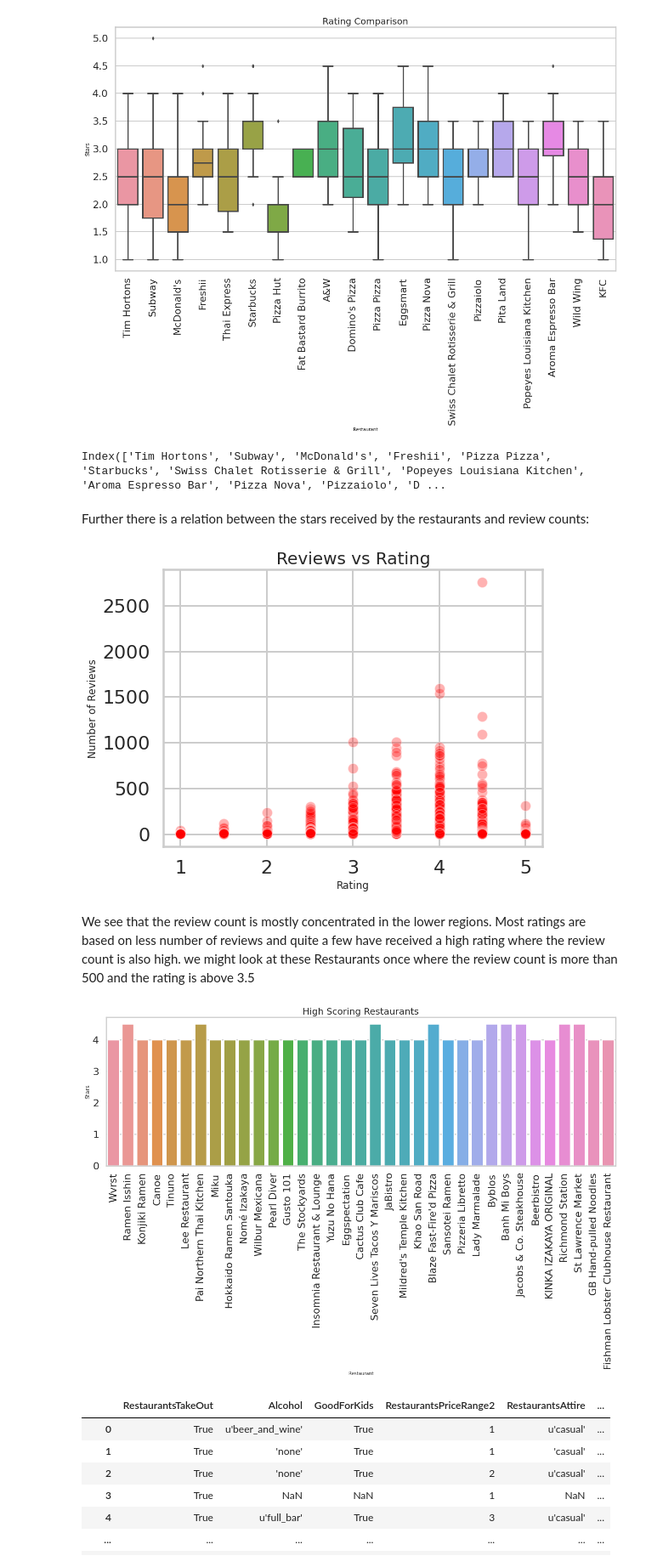
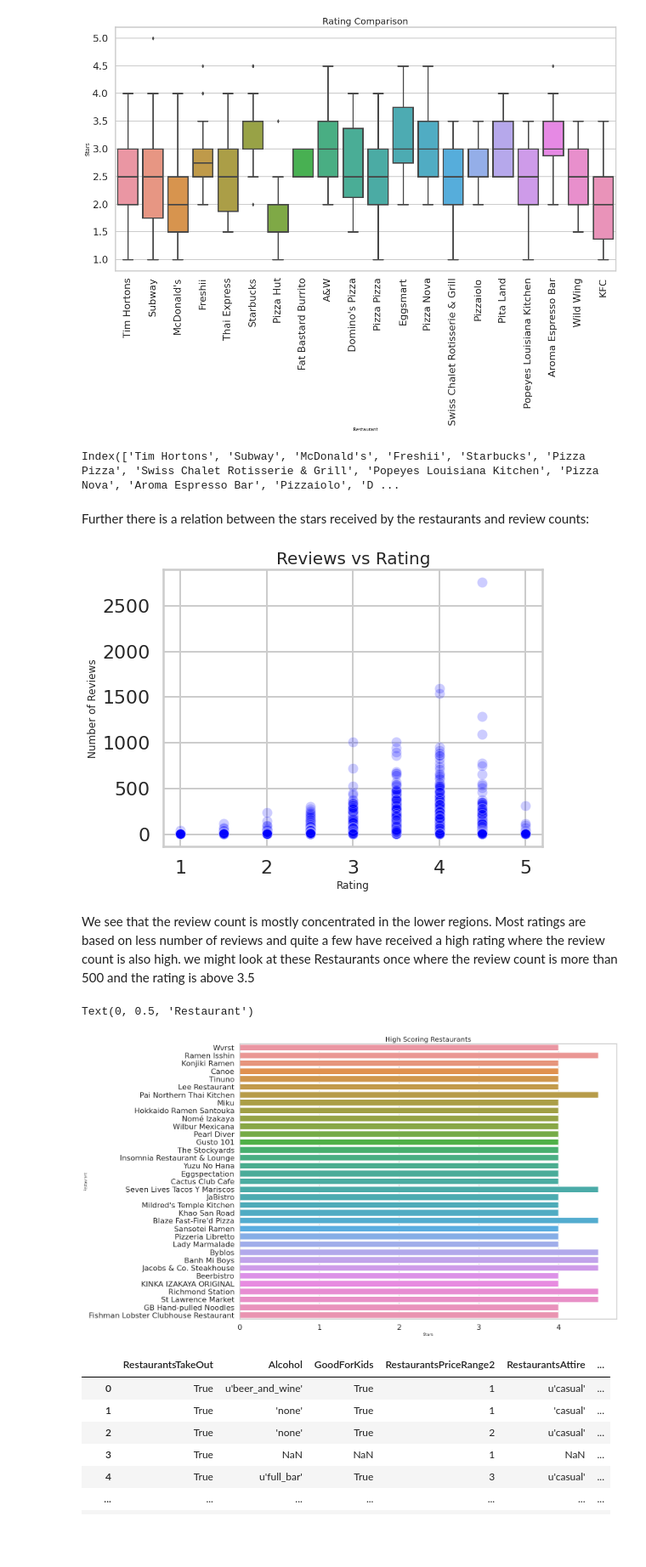
Before and after one commit to abarpan3/Project_ML_1, a Jupyter notebook: Bitan/Projet_Yelp.ipynb, the cells around one changed output. Shown at 85% size. Saved outputs shown, nothing was run; the diff lists cells and outputs as text; code cells hidden in the pictures; blank space fills up the shorter version.

```diff
--- a/Bitan/Projet_Yelp.ipynb
+++ b/Bitan/Projet_Yelp.ipynb
@@ -106 +118,3 @@ Now considering Toronto has the highest number of Restaurants, we subset our res
+# %%
+toronto_df = pd.read_pickle('Toronto_rest')
 # %%
@@ -171,30 +187,30 @@ plt.xlabel('Restaurant', fontsize = 10);
 # %%
 TopRes.index
 # %% [output]
-Index(['Tim Hortons', 'Subway', 'McDonald's', 'Freshii', 'Pizza Pizza', 'Starbucks', 'Swiss Chalet Rotisserie & Grill', 'Popeyes Louisiana Kitchen', 'Aroma Espresso Bar', 'Pizza Nova', 'Pizzaiolo', 'D ...
+Index(['Tim Hortons', 'Subway', 'McDonald's', 'Freshii', 'Starbucks', 'Pizza Pizza', 'Swiss Chalet Rotisserie & Grill', 'Popeyes Louisiana Kitchen', 'Pizza Nova', 'Aroma Espresso Bar', 'Pizzaiolo', 'D ...
 # %% [markdown]
 Further there is a relation between the stars received by the restaurants and review counts:
 # %%
 fig = plt.figure(figsize=(8, 6))
-sns.scatterplot(x = 'stars', y = 'review_count',color='red',alpha=0.3 ,data = toronto_df)
+sns.scatterplot(x = 'stars', y = 'review_count',color='blue',alpha=0.2, data = toronto_df)
 plt.title("Reviews vs Rating",fontsize = 20)
 plt.ylabel('Number of Reviews', fontsize = 12)
 plt.xlabel('Rating', fontsize = 12);
 # %% [output]
-[figure, old version]
+[figure, new version]
 # %% [markdown]
 We see that the review count is mostly concentrated in the lower regions. Most ratings are based on less number of reviews and quite a few have received a high rating where the review count is also high. we might look at these Restaurants once where the review count is more than 500 and the rating is above 3.5
 # %%
 df=toronto_df[(toronto_df.stars>3.5) &(toronto_df.review_count>500)]
-fig,ax=plt.subplots(figsize=(20,6))
-sns.barplot(data=df,x=df.name,y=df.stars,ax=ax)
+fig,ax=plt.subplots(figsize=(20,15))
+sns.barplot(data=df,y=df.name,x=df.stars,ax=ax)
 plt.title("High Scoring Restaurants",fontsize = 20)
-plt.ylabel('Stars', fontsize = 12)
-x_locs,x_labels = plt.xticks()
-plt.setp(x_labels, rotation = 90)
-plt.xlabel('Restaurant', fontsize = 10);
+plt.xlabel('Stars', fontsize = 12)
+y_locs,y_labels = plt.yticks()
+plt.ylabel('Restaurant', fontsize = 10)
 # %% [output]
+Text(0, 0.5, 'Restaurant')
-[figure, old version]
+[figure, new version]
 # %%
 toronto_df['attributes'] = toronto_df['attributes'].apply(lambda x: {} if x is None else x)
 df = pd.json_normalize(toronto_df.attributes)
```
Also changed, not shown: parts of 86 cells of this notebook.
